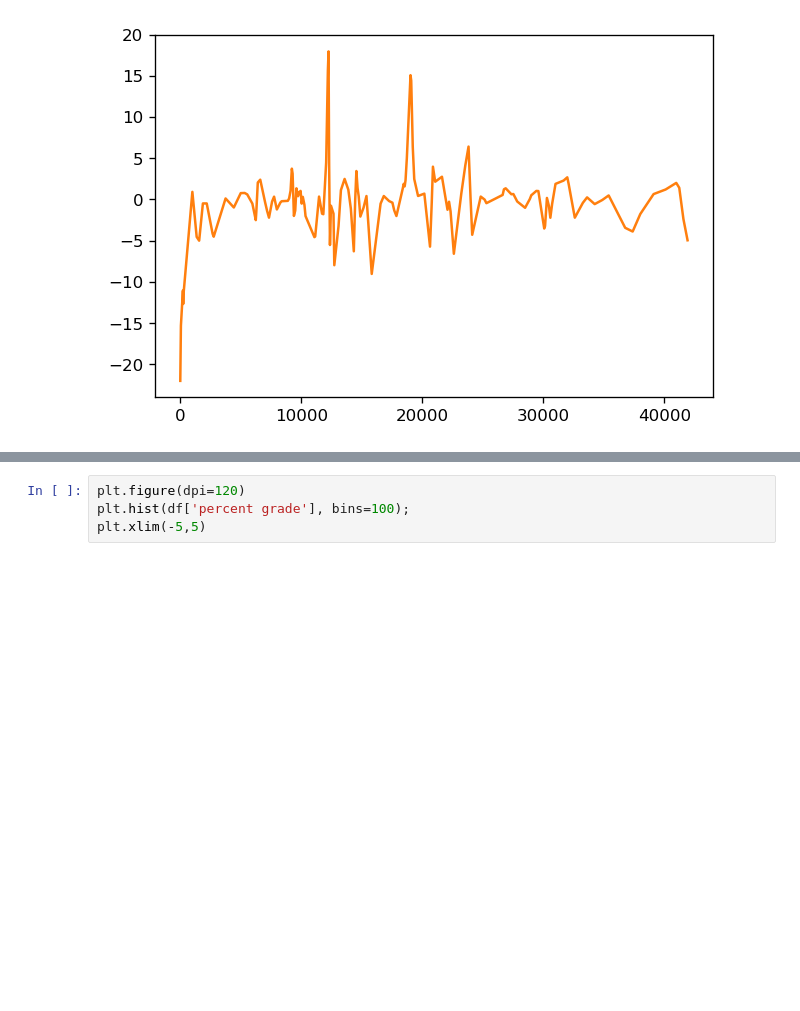
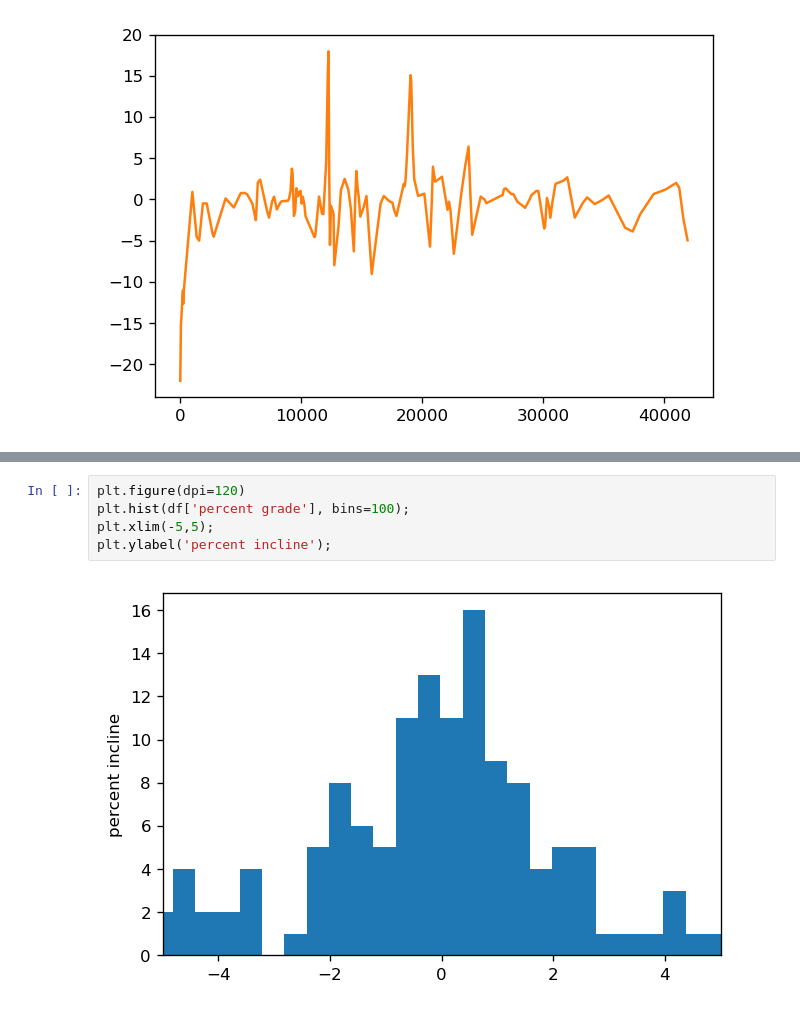
Before and after one commit to atravitz/pgh_marathon, a Jupyter notebook: incline_analysis.ipynb, the cells around one changed output, grey strips where cells are left out. Saved outputs shown, nothing was run; the diff lists cells and outputs as text; blank space fills up the shorter version.

```diff
--- a/incline_analysis.ipynb
+++ b/incline_analysis.ipynb
@@ -26,4 +27,7 @@ plt.hist(df['percent grade'], bins=100);
 # %%
 plt.figure(dpi=120)
 plt.hist(df['percent grade'], bins=100);
-plt.xlim(-5,5)
+plt.xlim(-5,5);
+plt.ylabel('percent incline');
+# %% [output]
+[figure, added]
```
Also changed, not shown: parts of 1 cell of this notebook.
